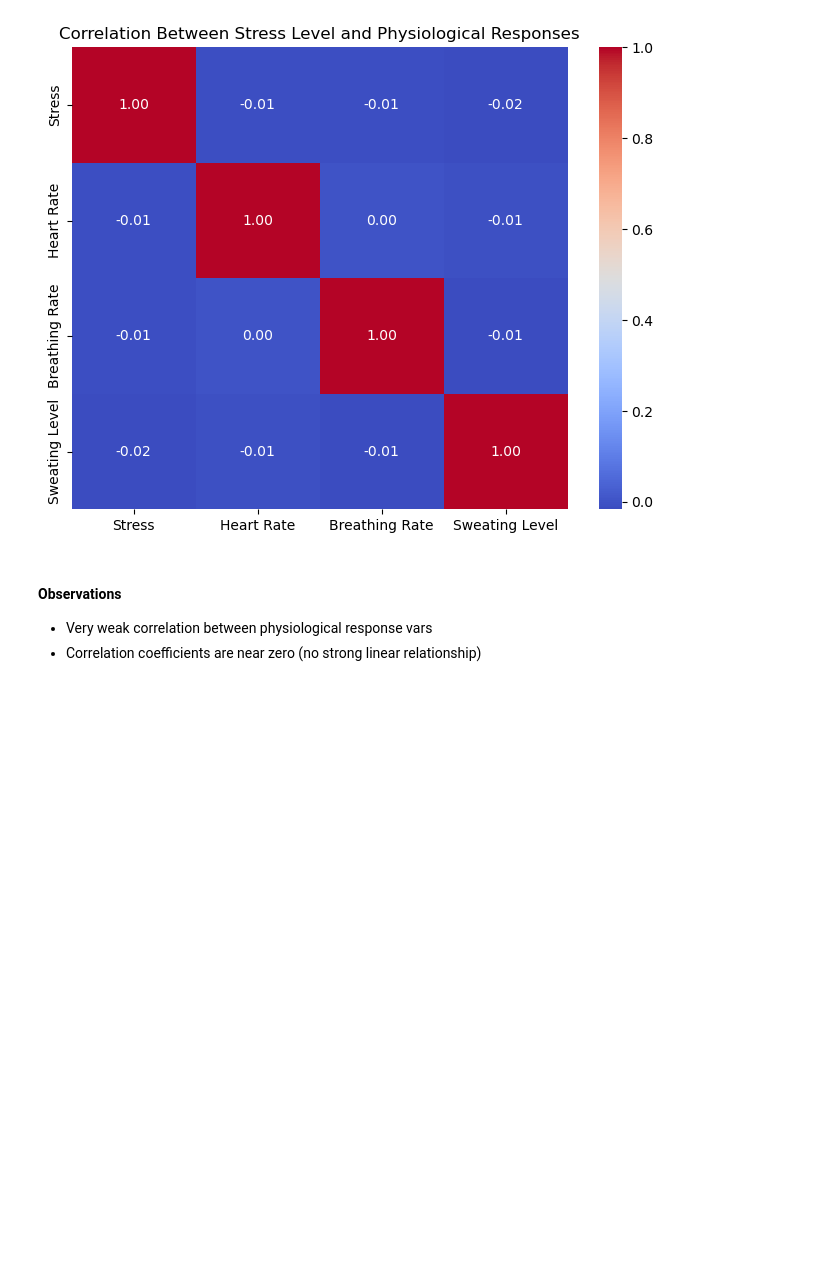
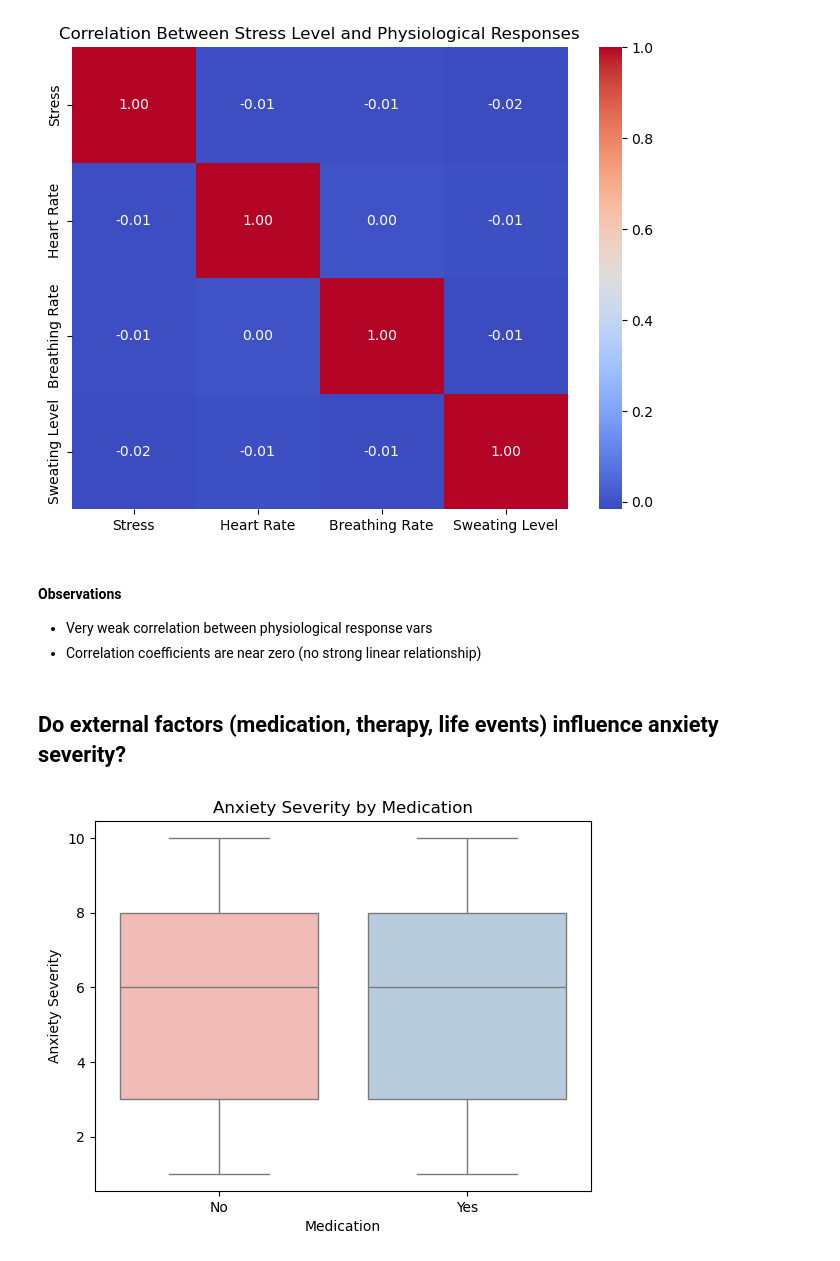
Before and after one commit to jonc1412/EDA-projects, a Jupyter notebook: anxiety-attack/anxiety_attack_analysis.ipynb, the cells around one changed output. Saved outputs shown, nothing was run; the diff lists cells and outputs as text; code cells hidden in the pictures; blank space fills up the shorter version.

Commit message:
Fixed coloring for plot

```diff
--- a/anxiety-attack/anxiety_attack_analysis.ipynb
+++ b/anxiety-attack/anxiety_attack_analysis.ipynb
@@ -344,3 +344,11 @@ plt.show()
 #### Observations
 - Very weak correlation between physiological response vars
 - Correlation coefficients are near zero (no strong linear relationship)
+# %% [markdown]
+## **Do external factors (medication, therapy, life events) influence anxiety severity?**
+# %%
+sns.boxplot(data=df, x='Medication', y='Anxiety Severity', hue='Medication', legend=False, palette="Pastel1")
+plt.title('Anxiety Severity by Medication')
+plt.show()
+# %% [output]
+[figure, added]
```
Also changed, not shown: parts of 1 cell of this notebook.
